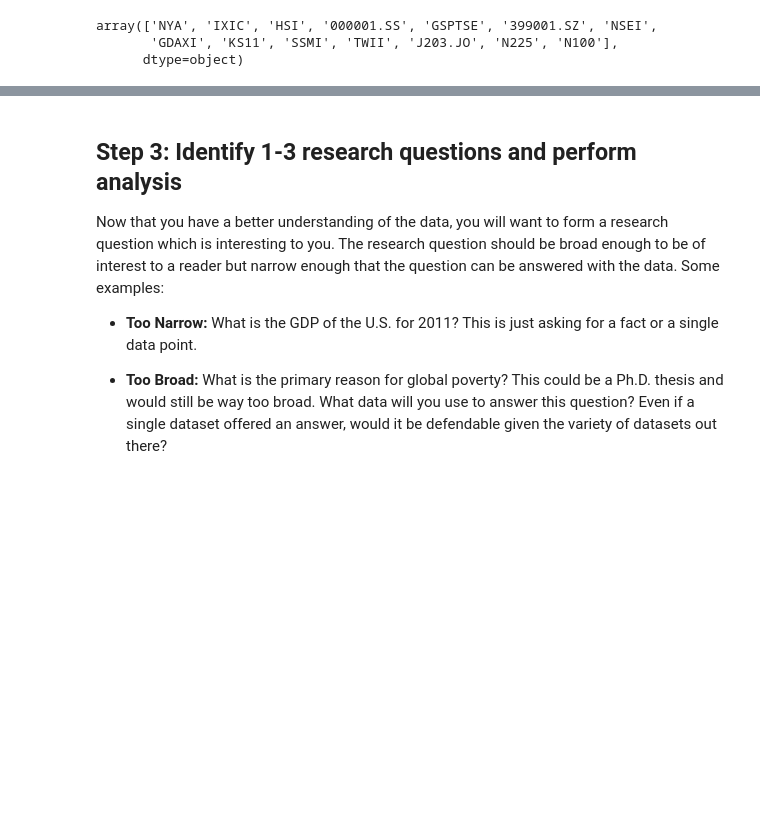
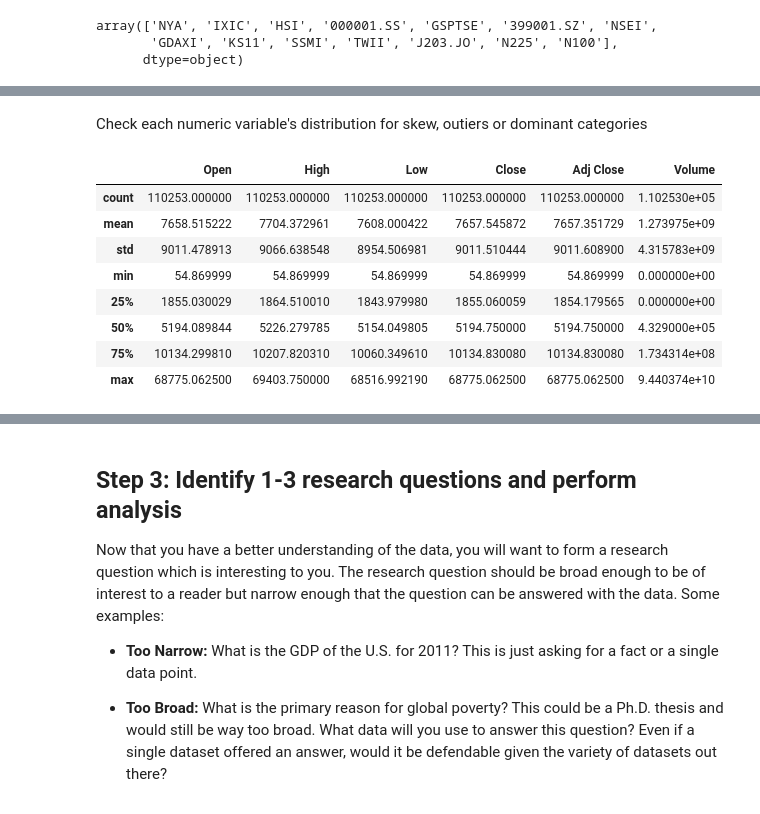
Before and after one commit to kiah-ucsd/DSE200, a Jupyter notebook: FinalProject/Final Project_Fall2025.ipynb, the cells around one changed output, grey strips where cells are left out. Saved outputs shown, nothing was run; the diff lists cells and outputs as text; code cells hidden in the pictures; blank space fills up the shorter version.

```diff
--- a/FinalProject/Final Project_Fall2025.ipynb
+++ b/FinalProject/Final Project_Fall2025.ipynb
@@ -168,0 +213,14 @@ From the review we can see that while df_data has the only missing values which
+# %% [markdown]
+Check each numeric variable's distribution for skew, outiers or dominant categories
+# %%
+df_data_index.select_dtypes(include="number").describe()
+# %% [output]
+|  | Open | High | Low | Close | Adj Close | Volume |
+| count | 110253.000000 | 110253.000000 | 110253.000000 | 110253.000000 | 110253.000000 | 1.102530e+05 |
+| mean | 7658.515222 | 7704.372961 | 7608.000422 | 7657.545872 | 7657.351729 | 1.273975e+09 |
+| std | 9011.478913 | 9066.638548 | 8954.506981 | 9011.510444 | 9011.608900 | 4.315783e+09 |
+| min | 54.869999 | 54.869999 | 54.869999 | 54.869999 | 54.869999 | 0.000000e+00 |
+| 25% | 1855.030029 | 1864.510010 | 1843.979980 | 1855.060059 | 1854.179565 | 0.000000e+00 |
+| 50% | 5194.089844 | 5226.279785 | 5154.049805 | 5194.750000 | 5194.750000 | 4.329000e+05 |
+| 75% | 10134.299810 | 10207.820310 | 10060.349610 | 10134.830080 | 10134.830080 | 1.734314e+08 |
+| max | 68775.062500 | 69403.750000 | 68516.992190 | 68775.062500 | 68775.062500 | 9.440374e+10 |
```
Also changed, not shown: parts of 13 cells of this notebook.
